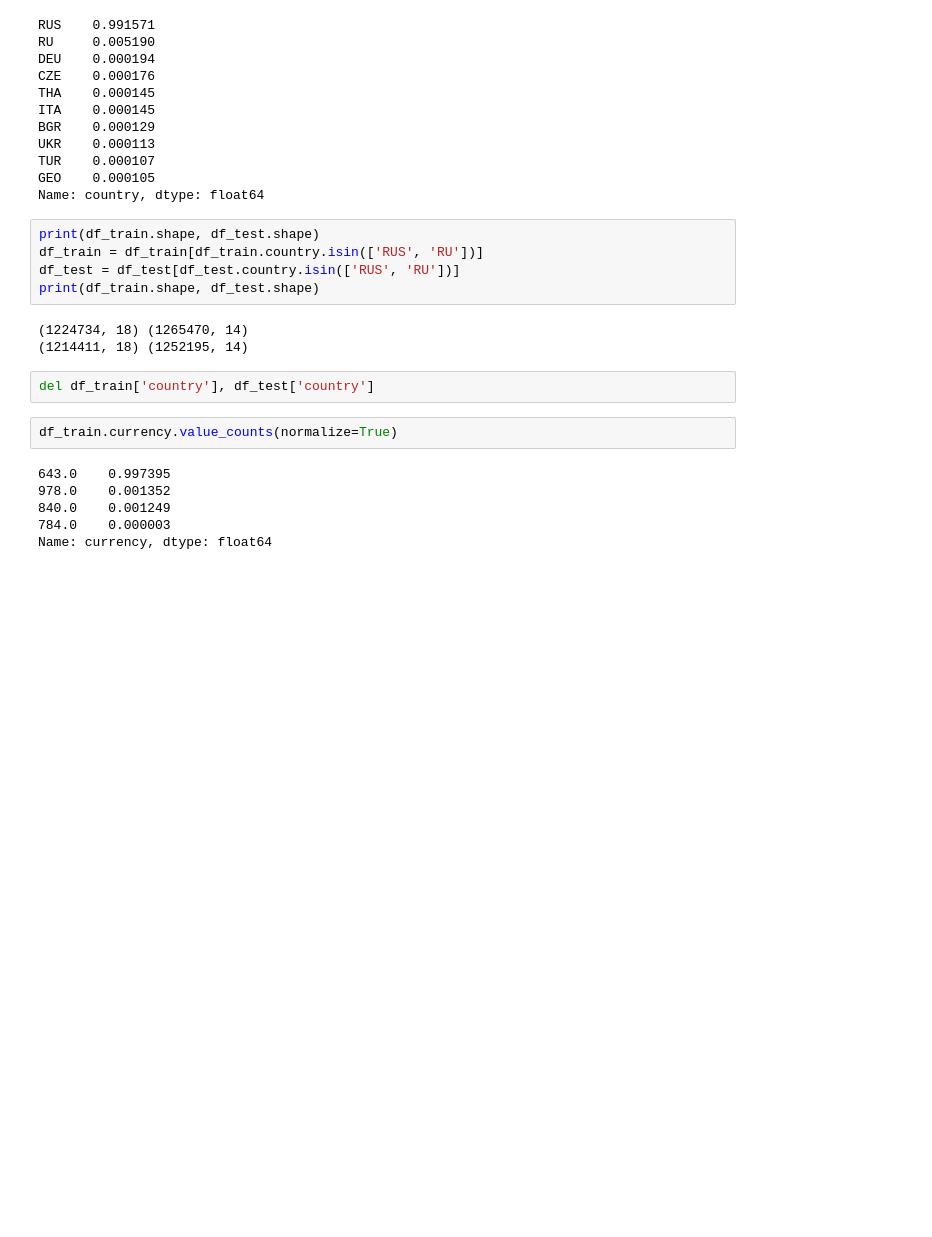
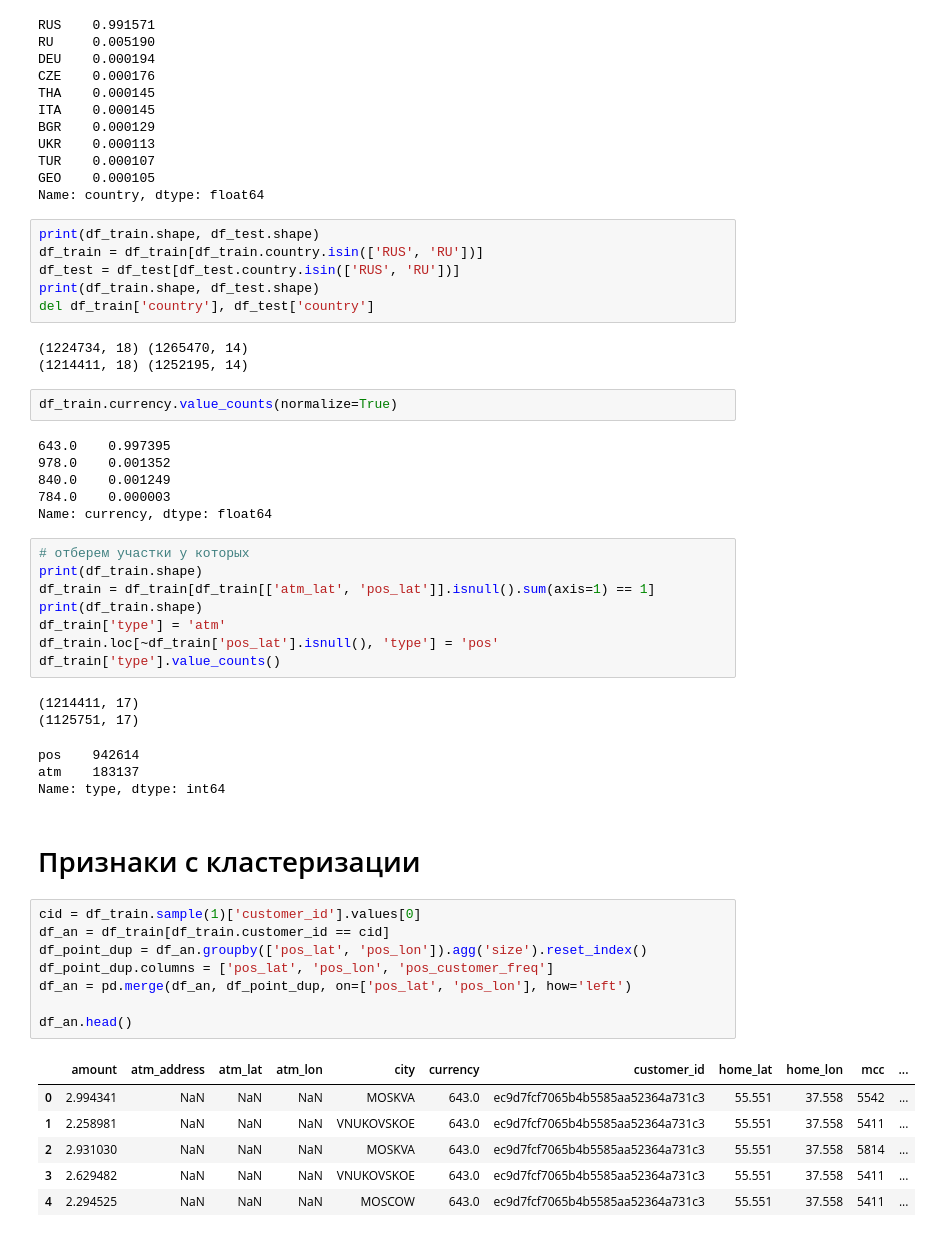
Before and after one commit to vasyarv/raif, a Jupyter notebook: notebooks/1.ipynb, the cells around one changed output. Cells and saved outputs as stored; diff of their text form; blank space fills up the shorter version.

```diff
--- a/notebooks/1.ipynb
+++ b/notebooks/1.ipynb
@@ -61,11 +86,10 @@ print(df_train.shape, df_test.shape)
 df_train = df_train[df_train.country.isin(['RUS', 'RU'])]
 df_test = df_test[df_test.country.isin(['RUS', 'RU'])]
 print(df_train.shape, df_test.shape)
+del df_train['country'], df_test['country']
 # %% [output]
 (1224734, 18) (1265470, 14)
 (1214411, 18) (1252195, 14)
-# %%
-del df_train['country'], df_test['country']
 # %%
 df_train.currency.value_counts(normalize=True)
 # %% [output]
@@ -74,3 +98,34 @@ df_train.currency.value_counts(normalize=True)
 840.0    0.001249
 784.0    0.000003
 Name: currency, dtype: float64
+# %%
+# отберем участки у которых
+print(df_train.shape)
+df_train = df_train[df_train[['atm_lat', 'pos_lat']].isnull().sum(axis=1) == 1]
+print(df_train.shape)
+df_train['type'] = 'atm'
+df_train.loc[~df_train['pos_lat'].isnull(), 'type'] = 'pos'
+df_train['type'].value_counts()
+# %% [output]
+(1214411, 17)
+(1125751, 17)
+pos    942614
+atm    183137
+Name: type, dtype: int64
+# %% [markdown]
+# Признаки с кластеризации
+# %%
+cid = df_train.sample(1)['customer_id'].values[0]
+df_an = df_train[df_train.customer_id == cid]
+df_point_dup = df_an.groupby(['pos_lat', 'pos_lon']).agg('size').reset_index()
+df_point_dup.columns = ['pos_lat', 'pos_lon', 'pos_customer_freq']
+df_an = pd.merge(df_an, df_point_dup, on=['pos_lat', 'pos_lon'], how='left')
+
+df_an.head()
+# %% [output]
+|  | amount | atm_address | atm_lat | atm_lon | city | currency | customer_id | home_lat | home_lon | mcc | ... |
+| 0 | 2.994341 | NaN | NaN | NaN | MOSKVA | 643.0 | ec9d7fcf7065b4b5585aa52364a731c3 | 55.551 | 37.558 | 5542 | ... |
+| 1 | 2.258981 | NaN | NaN | NaN | VNUKOVSKOE | 643.0 | ec9d7fcf7065b4b5585aa52364a731c3 | 55.551 | 37.558 | 5411 | ... |
+| 2 | 2.931030 | NaN | NaN | NaN | MOSKVA | 643.0 | ec9d7fcf7065b4b5585aa52364a731c3 | 55.551 | 37.558 | 5814 | ... |
+| 3 | 2.629482 | NaN | NaN | NaN | VNUKOVSKOE | 643.0 | ec9d7fcf7065b4b5585aa52364a731c3 | 55.551 | 37.558 | 5411 | ... |
+| 4 | 2.294525 | NaN | NaN | NaN | MOSCOW | 643.0 | ec9d7fcf7065b4b5585aa52364a731c3 | 55.551 | 37.558 | 5411 | ... |
```
Also changed, not shown: parts of 48 cells of this notebook.
